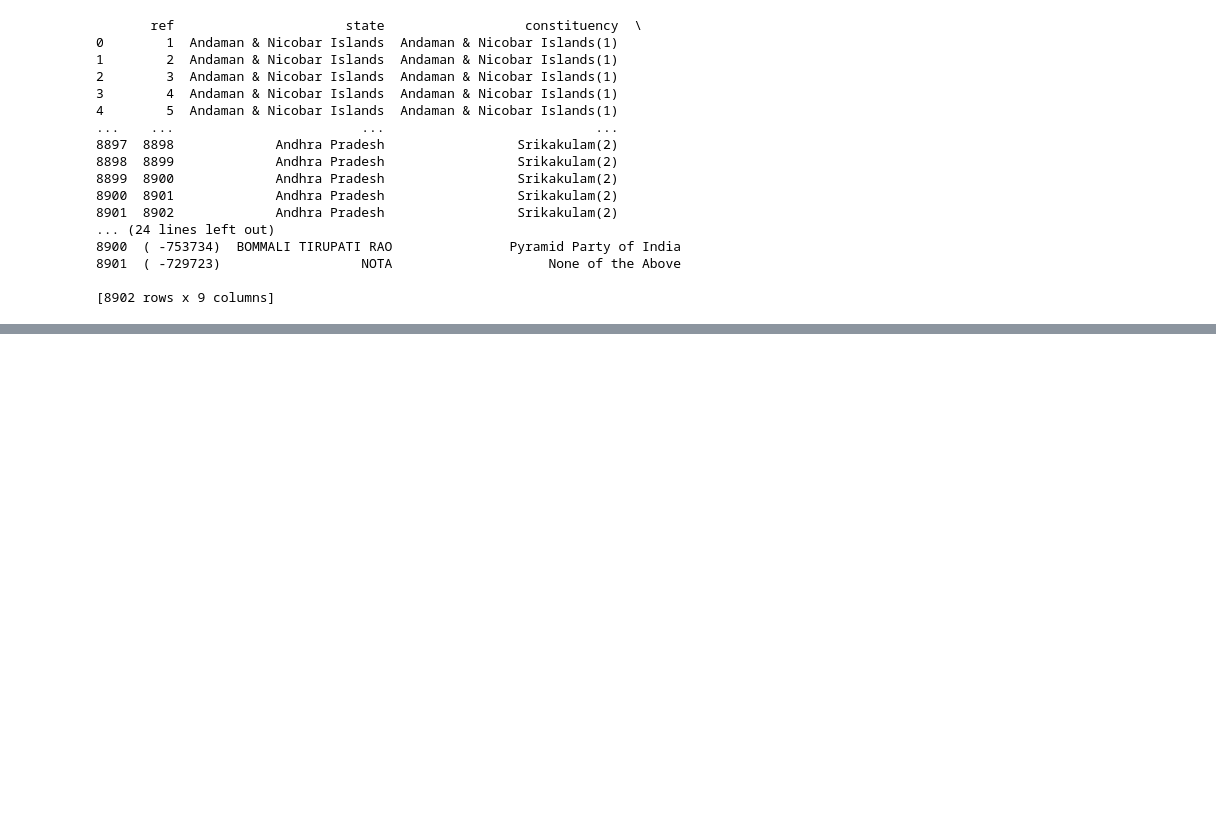
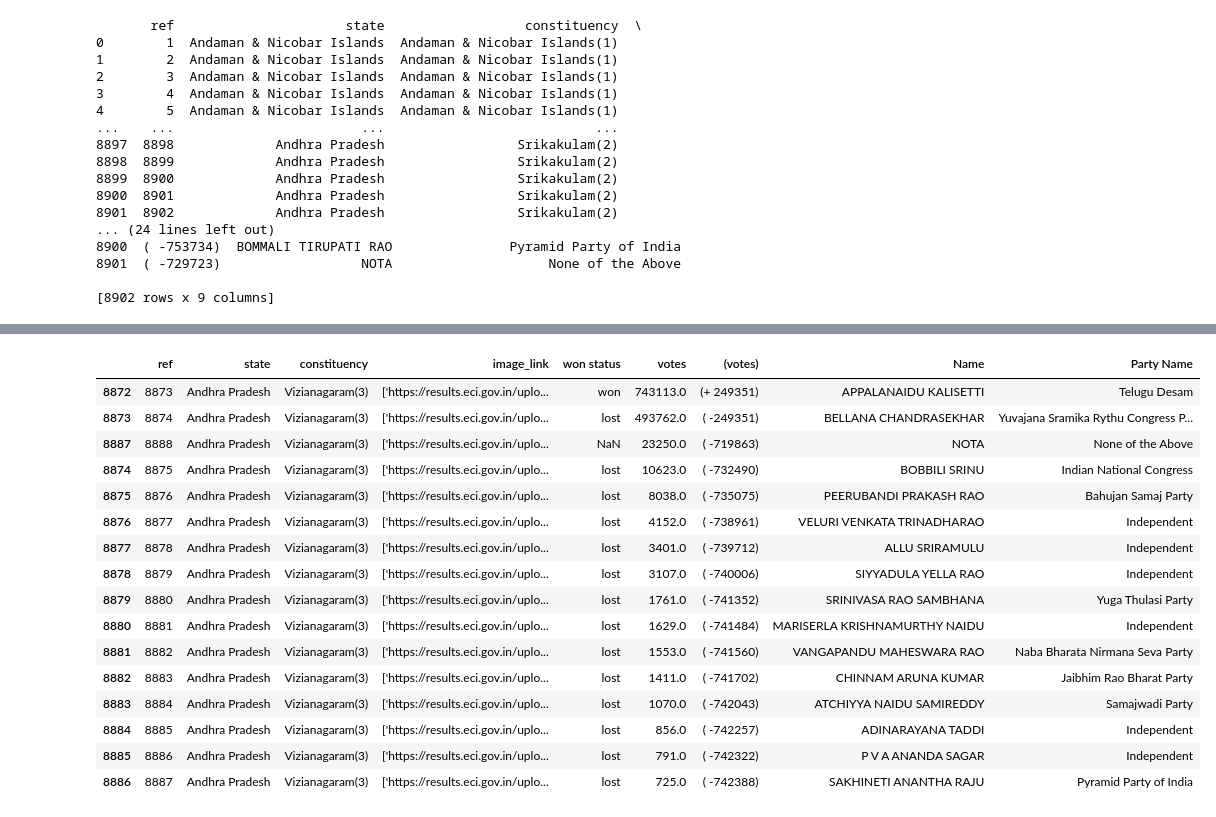
Before and after one commit to RAJPUTRoCkStAr/Election-results-dashboard, a Jupyter notebook: statewise.ipynb, the cells around one changed output, grey strips where cells are left out. Drawn from its saved outputs; the diff is of its cells as text; code cells hidden in the pictures; blank space fills up the shorter version.

Commit message:
state-wise

```diff
--- a/statewise.ipynb
+++ b/statewise.ipynb
@@ -198,0 +66,8 @@ Party: Hindustani Awam Morcha (Secular), Total Wins: 1
+# %%
+sname = input("Enter a state name: ")
+unique_constituencies = df[df['state'] == sname]['constituency'].unique()
+
+# Display the unique constituency names
+print("Unique constituencies:")
+for constituency in unique_constituencies:
+    print(constituency)
@@ -198,0 +181,16 @@ Party: Hindustani Awam Morcha (Secular), Total Wins: 1
+# %%
+df['votes'] = pd.to_numeric(df['votes'], errors='coerce')
+states = df['state'].unique()
+state_name = input("Enter the name of the state: ")
+if state_name in states:
+    print(f"State: {state_name}")
+    df_state = df[df['state'] == state_name]
+    constituencies = sorted(df_state['constituency'].unique())
+    for constituency in constituencies:
+        df_constituency = df_state[df_state['constituency'] == constituency]
+        df_constituency = df_constituency.sort_values(by='votes', ascending=False)
+        print(f"\tConstituency: {constituency}")
+        for index, row in df_constituency.iterrows():
+            print(f"\t\tParty: {row['Party Name']}, Candidate: {row['Name']}, Votes: {row['votes']}")
+else:
+    print("State not found in the data.")
@@ -198,0 +215,20 @@ Party: Hindustani Awam Morcha (Secular), Total Wins: 1
+# %%
+df_constituency
+# %% [output]
+|  | ref | state | constituency | image_link | won status | votes | (votes) | Name | Party Name |
+| 8872 | 8873 | Andhra Pradesh | Vizianagaram(3) | ['https://results.eci.gov.in/uplo... | won | 743113.0 | (+ 249351) | APPALANAIDU KALISETTI | Telugu Desam |
+| 8873 | 8874 | Andhra Pradesh | Vizianagaram(3) | ['https://results.eci.gov.in/uplo... | lost | 493762.0 | ( -249351) | BELLANA CHANDRASEKHAR | Yuvajana Sramika Rythu Congress P... |
+| 8887 | 8888 | Andhra Pradesh | Vizianagaram(3) | ['https://results.eci.gov.in/uplo... | NaN | 23250.0 | ( -719863) | NOTA | None of the Above |
+| 8874 | 8875 | Andhra Pradesh | Vizianagaram(3) | ['https://results.eci.gov.in/uplo... | lost | 10623.0 | ( -732490) | BOBBILI SRINU | Indian National Congress |
+| 8875 | 8876 | Andhra Pradesh | Vizianagaram(3) | ['https://results.eci.gov.in/uplo... | lost | 8038.0 | ( -735075) | PEERUBANDI PRAKASH RAO | Bahujan Samaj Party |
+| 8876 | 8877 | Andhra Pradesh | Vizianagaram(3) | ['https://results.eci.gov.in/uplo... | lost | 4152.0 | ( -738961) | VELURI VENKATA TRINADHARAO | Independent |
+| 8877 | 8878 | Andhra Pradesh | Vizianagaram(3) | ['https://results.eci.gov.in/uplo... | lost | 3401.0 | ( -739712) | ALLU SRIRAMULU | Independent |
+| 8878 | 8879 | Andhra Pradesh | Vizianagaram(3) | ['https://results.eci.gov.in/uplo... | lost | 3107.0 | ( -740006) | SIYYADULA YELLA RAO | Independent |
+| 8879 | 8880 | Andhra Pradesh | Vizianagaram(3) | ['https://results.eci.gov.in/uplo... | lost | 1761.0 | ( -741352) | SRINIVASA RAO SAMBHANA | Yuga Thulasi Party |
+| 8880 | 8881 | Andhra Pradesh | Vizianagaram(3) | ['https://results.eci.gov.in/uplo... | lost | 1629.0 | ( -741484) | MARISERLA KRISHNAMURTHY NAIDU | Independent |
+| 8881 | 8882 | Andhra Pradesh | Vizianagaram(3) | ['https://results.eci.gov.in/uplo... | lost | 1553.0 | ( -741560) | VANGAPANDU MAHESWARA RAO | Naba Bharata Nirmana Seva Party |
+| 8882 | 8883 | Andhra Pradesh | Vizianagaram(3) | ['https://results.eci.gov.in/uplo... | lost | 1411.0 | ( -741702) | CHINNAM ARUNA KUMAR | Jaibhim Rao Bharat Party |
+| 8883 | 8884 | Andhra Pradesh | Vizianagaram(3) | ['https://results.eci.gov.in/uplo... | lost | 1070.0 | ( -742043) | ATCHIYYA NAIDU SAMIREDDY | Samajwadi Party |
+| 8884 | 8885 | Andhra Pradesh | Vizianagaram(3) | ['https://results.eci.gov.in/uplo... | lost | 856.0 | ( -742257) | ADINARAYANA TADDI | Independent |
+| 8885 | 8886 | Andhra Pradesh | Vizianagaram(3) | ['https://results.eci.gov.in/uplo... | lost | 791.0 | ( -742322) | P V A ANANDA SAGAR | Independent |
+| 8886 | 8887 | Andhra Pradesh | Vizianagaram(3) | ['https://results.eci.gov.in/uplo... | lost | 725.0 | ( -742388) | SAKHINETI ANANTHA RAJU | Pyramid Party of India |
```
Also changed, not shown: parts of 19 cells of this notebook, 7 other files.
